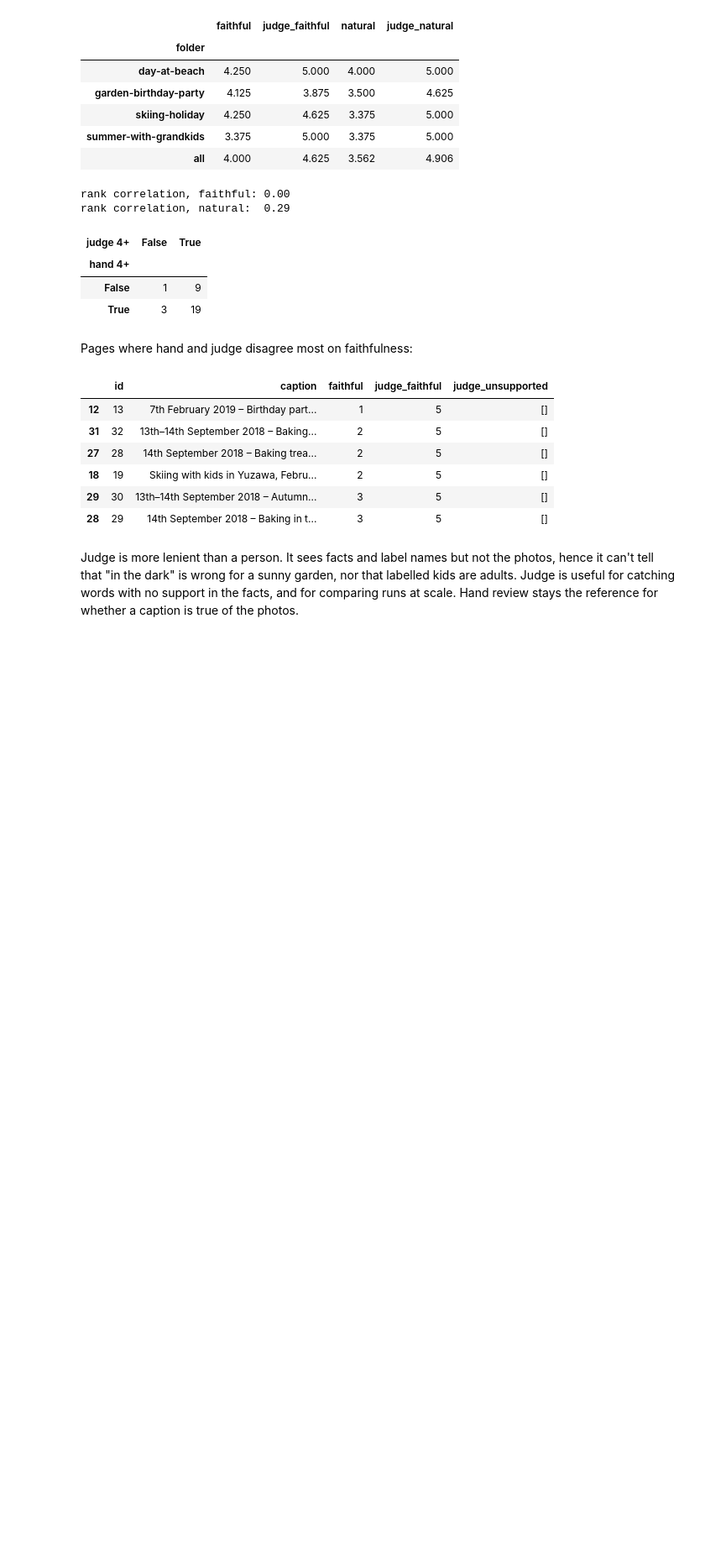
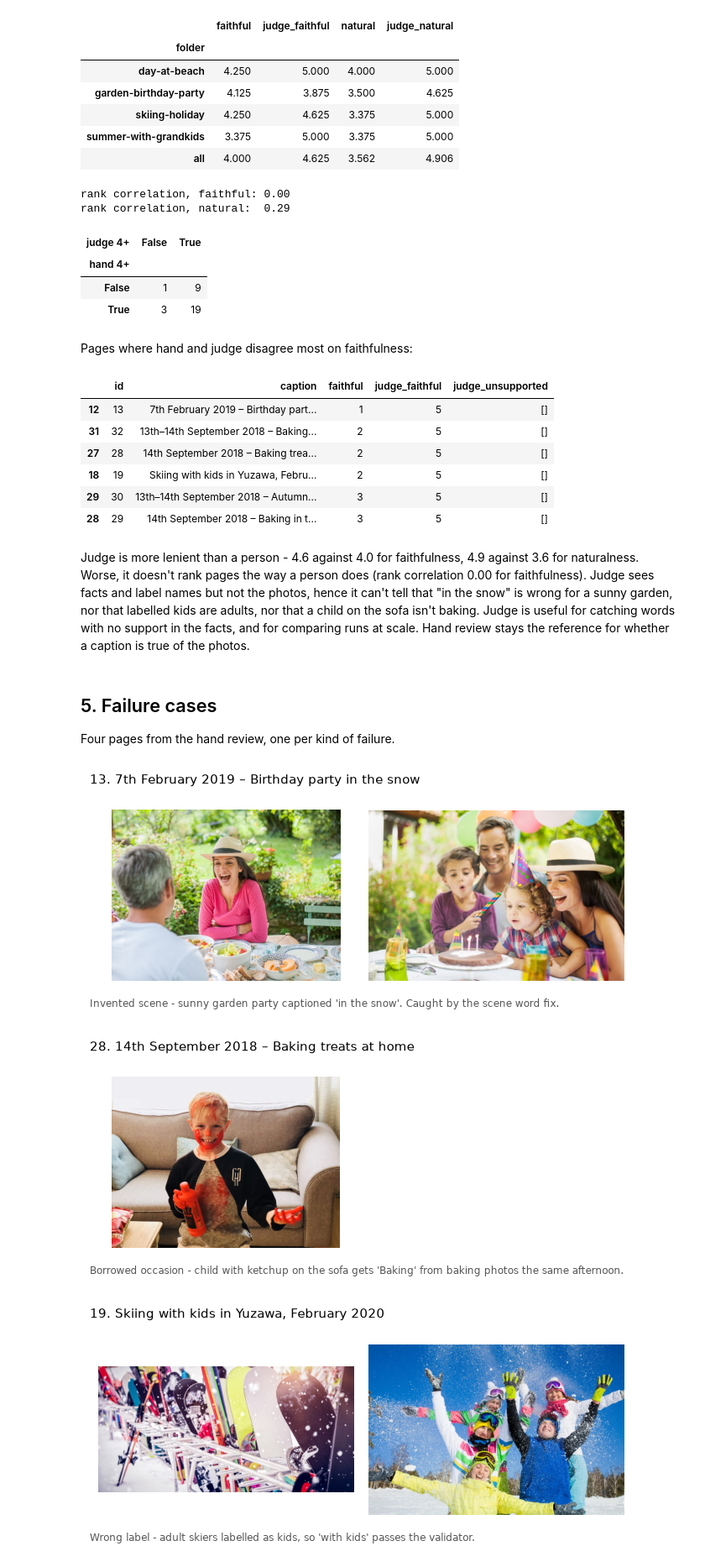
Before and after one commit to felix-e-h-p/photobook-captioner, a Jupyter notebook: notebooks/03_results.ipynb, the cells around one changed output. Shown at 84% size. Cells and saved outputs as stored; diff of their text form; code cells hidden in the pictures; blank space fills up the shorter version.

```diff
--- a/notebooks/03_results.ipynb
+++ b/notebooks/03_results.ipynb
@@ -287,4 +300,37 @@ both.sort_values("gap", ascending=False)[
 | 29 | 30 | 13th–14th September 2018 – Autumn... | 3 | 5 | [] |
 | 28 | 29 | 14th September 2018 – Baking in t... | 3 | 5 | [] |
 # %% [markdown]
-Judge is more lenient than a person. It sees facts and label names but not the photos, hence it can't tell that "in the dark" is wrong for a sunny garden, nor that labelled kids are adults. Judge is useful for catching words with no support in the facts, and for comparing runs at scale. Hand review stays the reference for whether a caption is true of the photos.
+Judge is more lenient than a person - 4.6 against 4.0 for faithfulness, 4.9 against 3.6 for naturalness. Worse, it doesn't rank pages the way a person does (rank correlation 0.00 for faithfulness). Judge sees facts and label names but not the photos, hence it can't tell that "in the snow" is wrong for a sunny garden, nor that labelled kids are adults, nor that a child on the sofa isn't baking. Judge is useful for catching words with no support in the facts, and for comparing runs at scale. Hand review stays the reference for whether a caption is true of the photos.
+# %% [markdown]
+## 5. Failure cases
+
+Four pages from the hand review, one per kind of failure.
+# %%
+cases = {
+    13: "Invented scene - sunny garden party captioned 'in the snow'. Caught by the scene word fix.",
+    28: "Borrowed occasion - child with ketchup on the sofa gets 'Baking' from baking photos the same afternoon.",
+    19: "Wrong label - adult skiers labelled as kids, so 'with kids' passes the validator.",
+    9: "Mixed dates - photos from one party carry different EXIF years, hence '2018–2019'.",
+}
+
+
+def show(case_id: int, note: str) -> None:
+    page = review.set_index("id").loc[case_id]
+    images = page["images"].split(";")
+    fig, axes = plt.subplots(1, len(images), figsize=(3 * len(images), 2.6), squeeze=False)
+    for ax, path in zip(axes[0], images):
+        with Image.open(path) as im:
+            ax.imshow(ImageOps.exif_transpose(im))
+        ax.axis("off")
+    fig.suptitle(f"{case_id}. {page['caption']}", x=0.01, ha="left", fontsize=10)
+    fig.text(0.01, 0.01, note, fontsize=8, color="#555")
+    fig.tight_layout(rect=(0, 0.06, 1, 1))
+    plt.show()
+
+
+for case_id, note in cases.items():
+    show(case_id, note)
+# %% [output]
+[figure, added]
+[figure, added]
+[figure, added]
```
Also changed, not shown: parts of 19 cells of this notebook.
